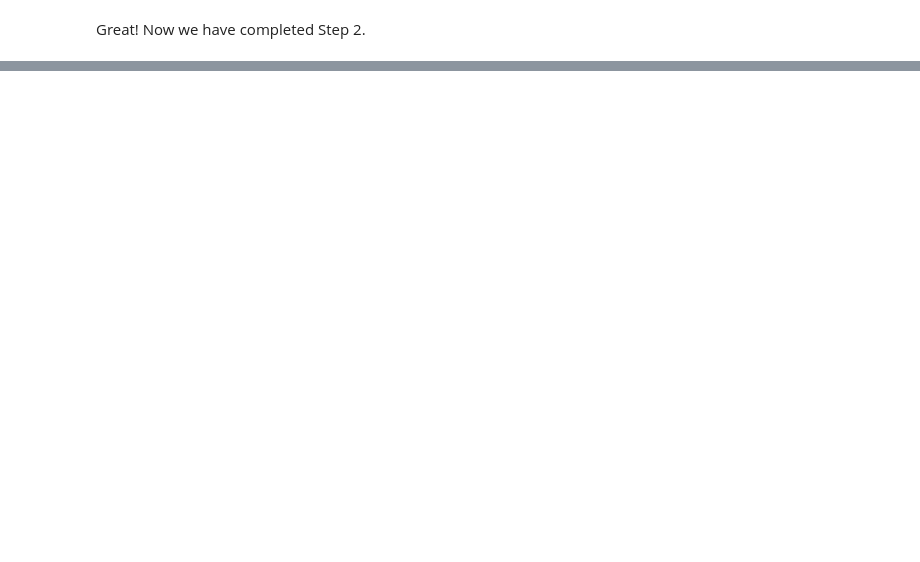
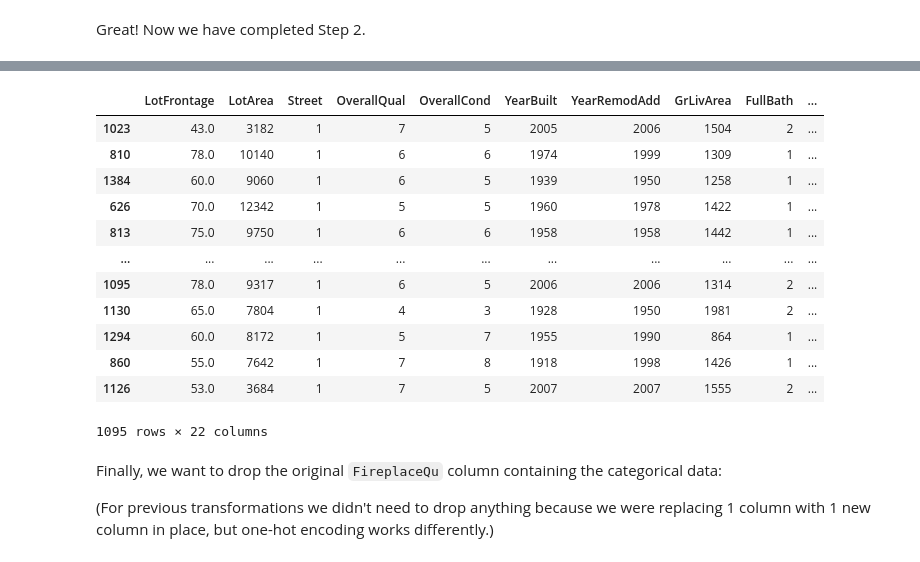
Before and after one commit to learn-co-curriculum/dsc-sklearn-preprocessing-lab, a Jupyter notebook: index.ipynb, the cells around one changed output, grey strips where cells are left out. Drawn from its saved outputs; the diff is of its cells as text; code cells hidden in the pictures; blank space fills up the shorter version.

```diff
--- a/index.ipynb
+++ b/index.ipynb
@@ -642,0 +1149,9 @@ Great! Now we have completed Step 2.
+# %%
+# __SOLUTION__
+
+# (4) Transform fireplace_qu_train using the encoder and
+# assign the result to fireplace_qu_encoded_train
+fireplace_qu_encoded_train = ohe.transform(fireplace_qu_train)
+
+# Visually inspect fireplace_qu_encoded_train
+fireplace_qu_encoded_train
@@ -642,0 +1183,15 @@ Great! Now we have completed Step 2.
+# %%
+# __SOLUTION__
+
+# (5a) Make the transformed data into a dataframe
+fireplace_qu_encoded_train = pd.DataFrame(
+    # Pass in NumPy array
+    fireplace_qu_encoded_train,
+    # Set the column names to the categories found by OHE
+    columns=ohe.categories_[0],
+    # Set the index to match X_train's index
+    index=X_train.index
+)
+
+# Visually inspect new dataframe
+fireplace_qu_encoded_train
@@ -642,0 +1220,34 @@ Great! Now we have completed Step 2.
+# %%
+# Run this cell without changes
+
+# (5b) Concatenate the new dataframe with current X_train
+X_train = pd.concat([X_train, fireplace_qu_encoded_train], axis=1)
+
+# Visually inspect X_train
+X_train
+# %%
+# __SOLUTION__
+
+# (5b) Concatenate the new dataframe with current X_train
+X_train = pd.concat([X_train, fireplace_qu_encoded_train], axis=1)
+
+# Visually inspect X_train
+X_train
+# %% [output]
+|  | LotFrontage | LotArea | Street | OverallQual | OverallCond | YearBuilt | YearRemodAdd | GrLivArea | FullBath | ... |
+| 1023 | 43.0 | 3182 | 1 | 7 | 5 | 2005 | 2006 | 1504 | 2 | ... |
+| 810 | 78.0 | 10140 | 1 | 6 | 6 | 1974 | 1999 | 1309 | 1 | ... |
+| 1384 | 60.0 | 9060 | 1 | 6 | 5 | 1939 | 1950 | 1258 | 1 | ... |
+| 626 | 70.0 | 12342 | 1 | 5 | 5 | 1960 | 1978 | 1422 | 1 | ... |
+| 813 | 75.0 | 9750 | 1 | 6 | 6 | 1958 | 1958 | 1442 | 1 | ... |
+| ... | ... | ... | ... | ... | ... | ... | ... | ... | ... | ... |
+| 1095 | 78.0 | 9317 | 1 | 6 | 5 | 2006 | 2006 | 1314 | 2 | ... |
+| 1130 | 65.0 | 7804 | 1 | 4 | 3 | 1928 | 1950 | 1981 | 2 | ... |
+| 1294 | 60.0 | 8172 | 1 | 5 | 7 | 1955 | 1990 | 864 | 1 | ... |
+| 860 | 55.0 | 7642 | 1 | 7 | 8 | 1918 | 1998 | 1426 | 1 | ... |
+| 1126 | 53.0 | 3684 | 1 | 7 | 5 | 2007 | 2007 | 1555 | 2 | ... |
+1095 rows × 22 columns
+# %% [markdown]
+Finally, we want to drop the original `FireplaceQu` column containing the categorical data:
+
+(For previous transformations we didn't need to drop anything because we were replacing 1 column with 1 new column in place, but one-hot encoding works differently.)
```
Also changed, not shown: parts of 64 cells of this notebook, 1 other file.
